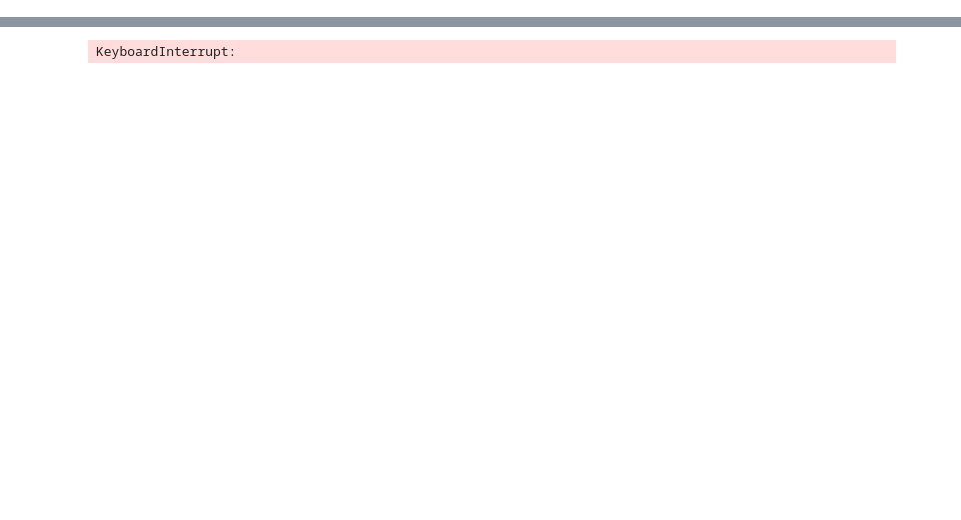
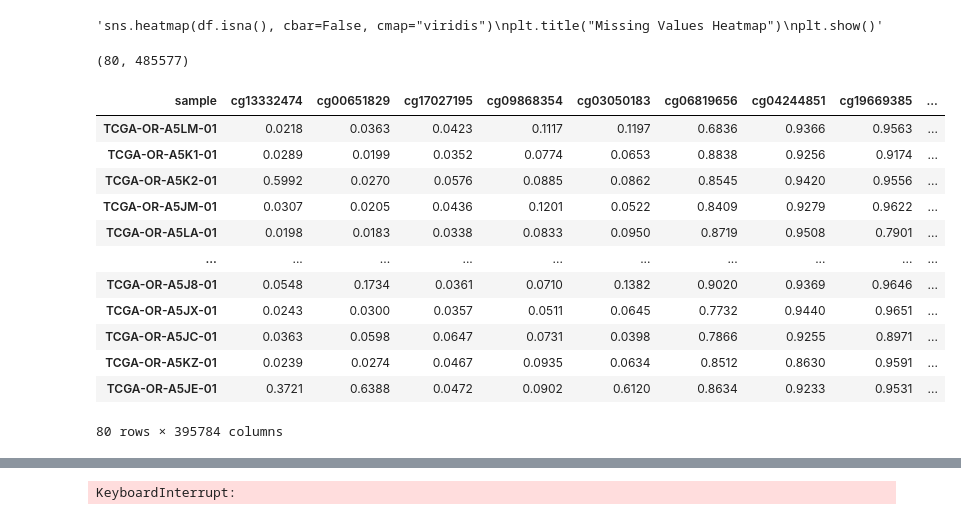
Before and after one commit to AustinSuun/bio, a Jupyter notebook: src/001-2-查看DNA甲基化.ipynb, the cells around one changed output, grey strips where cells are left out. Drawn from its saved outputs; the diff is of its cells as text; code cells hidden in the pictures; blank space fills up the shorter version.

```diff
--- a/src/001-2-查看DNA甲基化.ipynb
+++ b/src/001-2-查看DNA甲基化.ipynb
@@ -9,0 +10,43 @@ df = pd.read_csv(path, sep="\t").T
+# %%
+import seaborn as sns
+import matplotlib.pyplot as plt
+
+'''sns.heatmap(df.isna(), cbar=False, cmap="viridis")
+plt.title("Missing Values Heatmap")
+plt.show()'''
+# %% [output]
+'sns.heatmap(df.isna(), cbar=False, cmap="viridis")\nplt.title("Missing Values Heatmap")\nplt.show()'
+# %%
+df.shape
+# %% [output]
+(80, 485577)
+# %%
+import pandas as pd
+import os
+from sklearn.impute import KNNImputer
+import numpy as np
+
+# 设置阈值，比如缺失超过 20% 的列就删掉
+threshold = 0.2
+
+# 每列缺失比例
+missing_ratio = df.isna().mean()
+
+# 保留缺失比例 <= 20% 的列
+df_filtered = df.loc[:, missing_ratio <= threshold]
+# %%
+df_filtered
+# %% [output]
+| sample | cg13332474 | cg00651829 | cg17027195 | cg09868354 | cg03050183 | cg06819656 | cg04244851 | cg19669385 | ... |
+| TCGA-OR-A5LM-01 | 0.0218 | 0.0363 | 0.0423 | 0.1117 | 0.1197 | 0.6836 | 0.9366 | 0.9563 | ... |
+| TCGA-OR-A5K1-01 | 0.0289 | 0.0199 | 0.0352 | 0.0774 | 0.0653 | 0.8838 | 0.9256 | 0.9174 | ... |
+| TCGA-OR-A5K2-01 | 0.5992 | 0.0270 | 0.0576 | 0.0885 | 0.0862 | 0.8545 | 0.9420 | 0.9556 | ... |
+| TCGA-OR-A5JM-01 | 0.0307 | 0.0205 | 0.0436 | 0.1201 | 0.0522 | 0.8409 | 0.9279 | 0.9622 | ... |
+| TCGA-OR-A5LA-01 | 0.0198 | 0.0183 | 0.0338 | 0.0833 | 0.0950 | 0.8719 | 0.9508 | 0.7901 | ... |
+| ... | ... | ... | ... | ... | ... | ... | ... | ... | ... |
+| TCGA-OR-A5J8-01 | 0.0548 | 0.1734 | 0.0361 | 0.0710 | 0.1382 | 0.9020 | 0.9369 | 0.9646 | ... |
+| TCGA-OR-A5JX-01 | 0.0243 | 0.0300 | 0.0357 | 0.0511 | 0.0645 | 0.7732 | 0.9440 | 0.9651 | ... |
+| TCGA-OR-A5JC-01 | 0.0363 | 0.0598 | 0.0647 | 0.0731 | 0.0398 | 0.7866 | 0.9255 | 0.8971 | ... |
+| TCGA-OR-A5KZ-01 | 0.0239 | 0.0274 | 0.0467 | 0.0935 | 0.0634 | 0.8512 | 0.8630 | 0.9591 | ... |
+| TCGA-OR-A5JE-01 | 0.3721 | 0.6388 | 0.0472 | 0.0902 | 0.6120 | 0.8634 | 0.9233 | 0.9531 | ... |
+80 rows × 395784 columns
```
Also changed, not shown: parts of 10 cells of this notebook, 17 other files.
